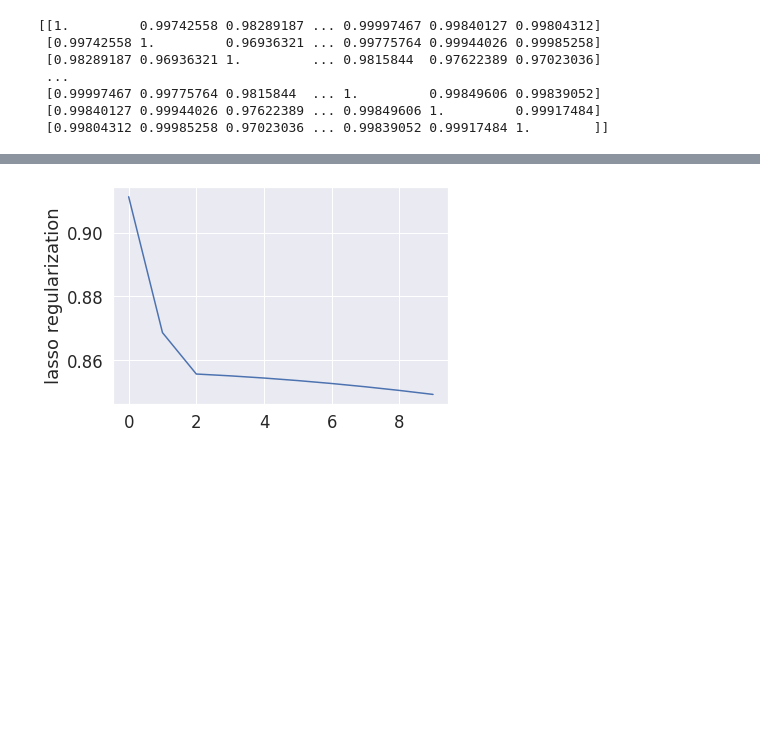
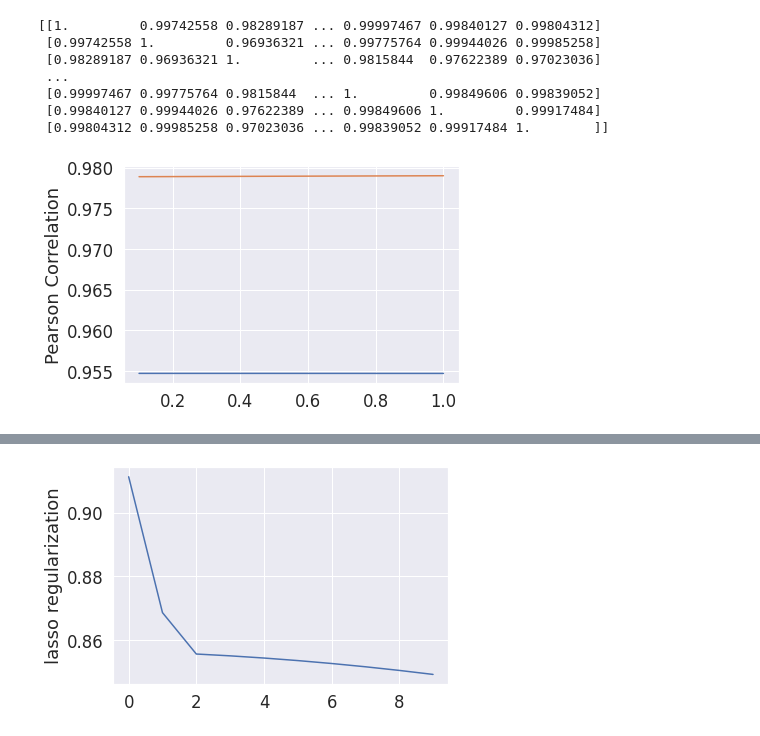
Before and after one commit to wizardcalidad/nano_ml_task, a Jupyter notebook: nano_ml_task.ipynb, the cells around one changed output, grey strips where cells are left out. Cells and saved outputs as stored; diff of their text form; code cells hidden in the pictures; blank space fills up the shorter version.

```diff
--- a/nano_ml_task.ipynb
+++ b/nano_ml_task.ipynb
@@ -613,4 +619,11 @@ print(Pearson)
  [0.99997467 0.99775764 0.9815844  ... 1.         0.99849606 0.99839052]
  [0.99840127 0.99944026 0.97622389 ... 0.99849606 1.         0.99917484]
  [0.99804312 0.99985258 0.97023036 ... 0.99839052 0.99917484 1.        ]]
+# %%
+plt.plot(alphas, corr_train)
+plt.plot(alphas, corr_test)
+plt.ylabel('Pearson Correlation')
+plt.show()
+# %% [output]
+[figure, added]
 # %%
```
Also changed, not shown: parts of 26 cells of this notebook.
